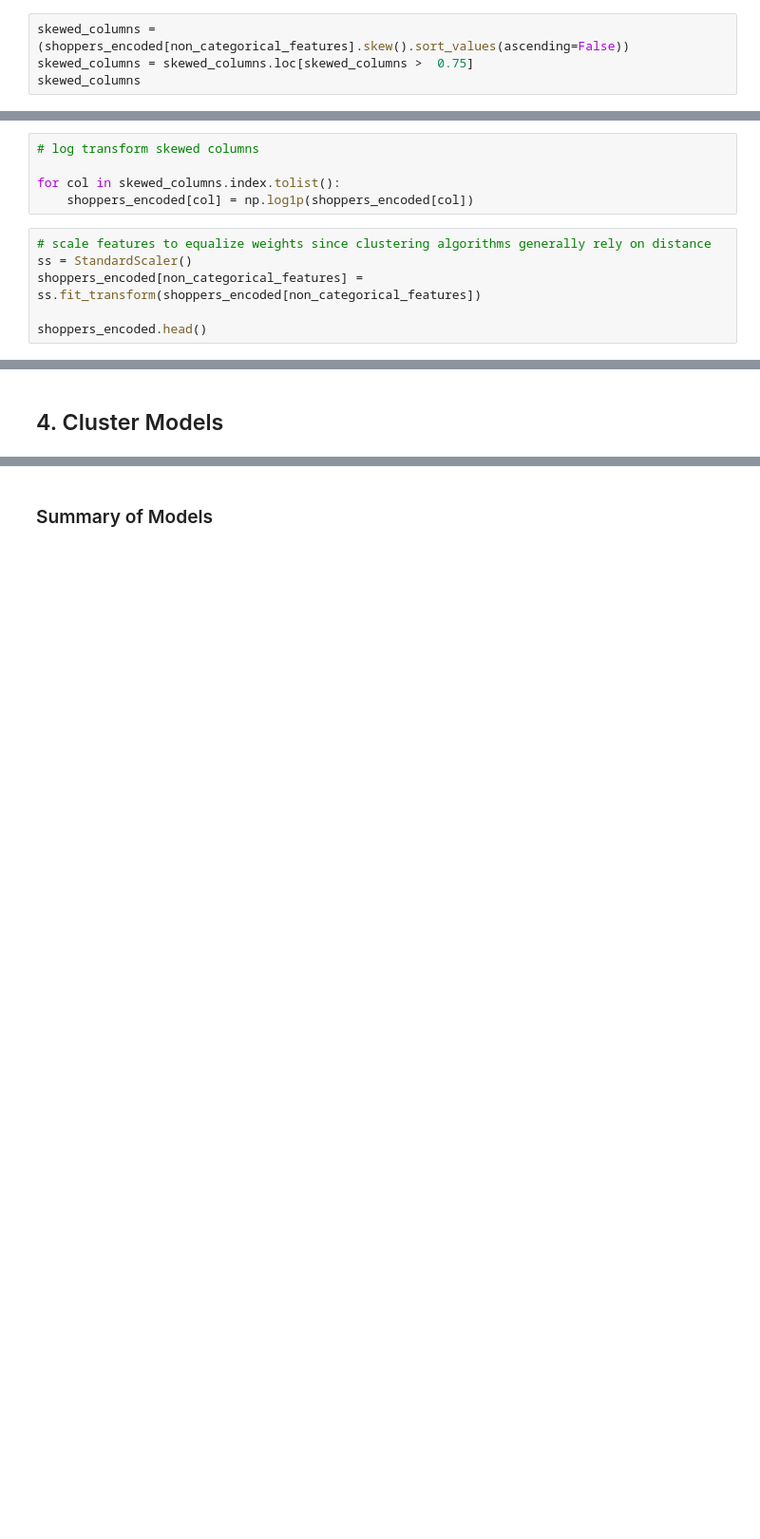
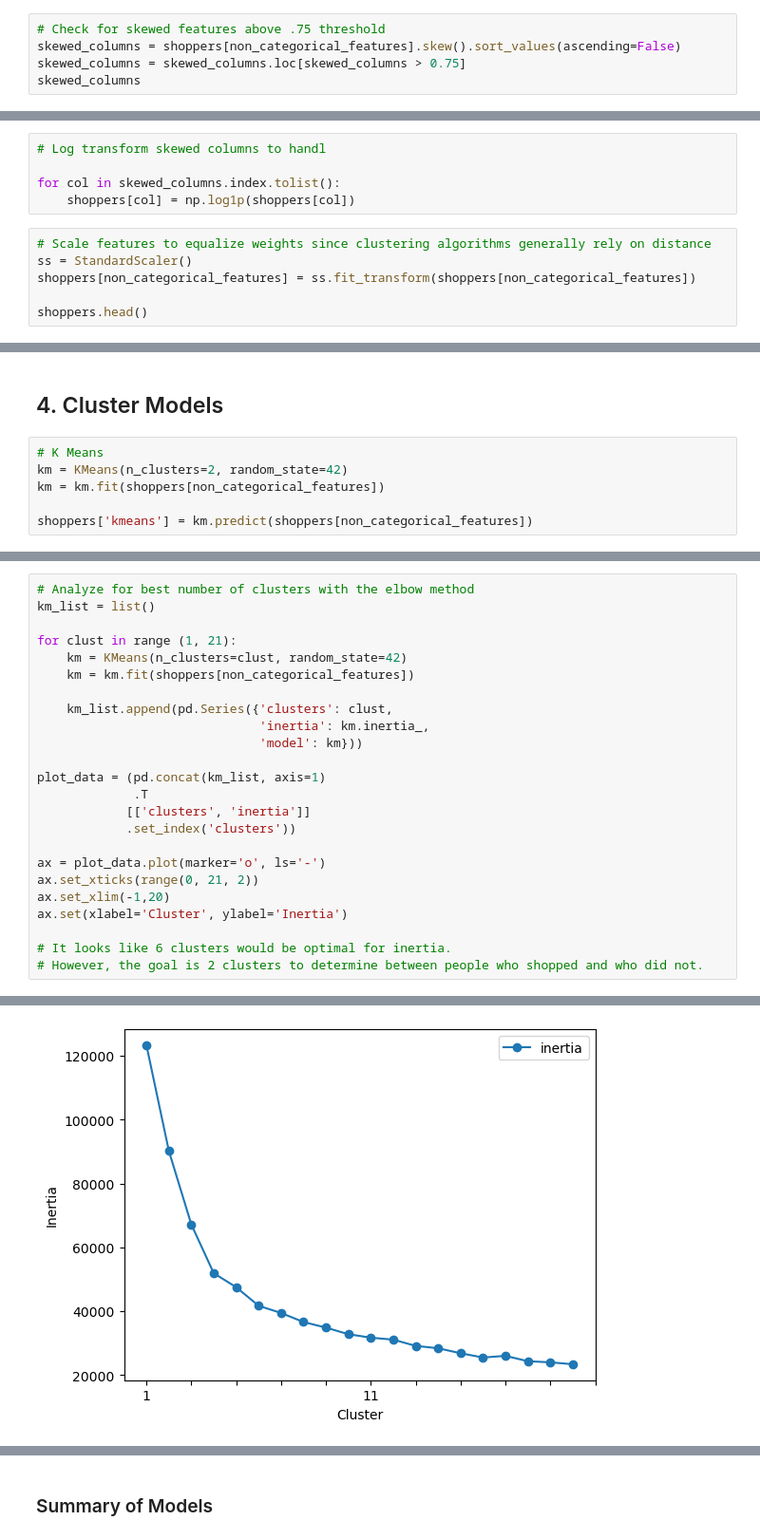
Before and after one commit to Jenkins1128/PurchasingIntentionClustering, a Jupyter notebook: PurchasingIntentionClustering.ipynb, the cells around one changed output, grey strips where cells are left out. Shown: that part at 95% size. Cells and saved outputs as stored; diff of their text form; blank space fills up the shorter version.

Commit message:
Added models, summary, insights and next steps

```diff
--- a/PurchasingIntentionClustering.ipynb
+++ b/PurchasingIntentionClustering.ipynb
@@ -182,8 +162,9 @@ PageValues                               ExitRates
 OperatingSystems                       BounceRates
 dtype: object
 # %%
-skewed_columns = (shoppers_encoded[non_categorical_features].skew().sort_values(ascending=False))
-skewed_columns = skewed_columns.loc[skewed_columns >  0.75]
+# Check for skewed features above .75 threshold
+skewed_columns = shoppers[non_categorical_features].skew().sort_values(ascending=False)
+skewed_columns = skewed_columns.loc[skewed_columns > 0.75]
 skewed_columns
 # %% [output]
 Informational_Duration     7.579185
@@ -198,16 +179,16 @@ OperatingSystems           2.066285
 Administrative             1.960357
 dtype: float64
 # %%
-# log transform skewed columns
+# Log transform skewed columns to handl
 
 for col in skewed_columns.index.tolist():
-    shoppers_encoded[col] = np.log1p(shoppers_encoded[col])
+    shoppers[col] = np.log1p(shoppers[col])
 # %%
-# scale features to equalize weights since clustering algorithms generally rely on distance
+# Scale features to equalize weights since clustering algorithms generally rely on distance
 ss = StandardScaler()
-shoppers_encoded[non_categorical_features] = ss.fit_transform(shoppers_encoded[non_categorical_features])
+shoppers[non_categorical_features] = ss.fit_transform(shoppers[non_categorical_features])
 
-shoppers_encoded.head()
+shoppers.head()
 # %% [output]
 |  | Administrative | Administrative_Duration | Informational | Informational_Duration | ProductRelated | ... |
 | 0 | -0.923678 | -0.975402 | -0.478085 | -0.464858 | -1.950729 | ... |
@@ -231,2 +199,8 @@ sns.pairplot(shoppers_encoded[non_categorical_features],
 # %% [markdown]
 ## 4. Cluster Models
+# %%
+# K Means
+km = KMeans(n_clusters=2, random_state=42)
+km = km.fit(shoppers[non_categorical_features])
+
+shoppers['kmeans'] = km.predict(shoppers[non_categorical_features])
@@ -232,0 +220,25 @@ sns.pairplot(shoppers_encoded[non_categorical_features],
+# %%
+# Analyze for best number of clusters with the elbow method
+km_list = list()
+
+for clust in range (1, 21):
+    km = KMeans(n_clusters=clust, random_state=42)
+    km = km.fit(shoppers[non_categorical_features])
+
+    km_list.append(pd.Series({'clusters': clust,
+                              'inertia': km.inertia_,
+                              'model': km}))
+
+plot_data = (pd.concat(km_list, axis=1)
+             .T
+            [['clusters', 'inertia']]
+            .set_index('clusters'))
+
+ax = plot_data.plot(marker='o', ls='-')
+ax.set_xticks(range(0, 21, 2))
+ax.set_xlim(-1,20)
+ax.set(xlabel='Cluster', ylabel='Inertia')
+
+# It looks like 6 clusters would be optimal for inertia.
+# However, the goal is 2 clusters to determine between people who shopped and who did not.
+# %% [output]
@@ -232,0 +246 @@ sns.pairplot(shoppers_encoded[non_categorical_features],
+[figure, added]
```
Also changed, not shown: parts of 25 cells of this notebook.
